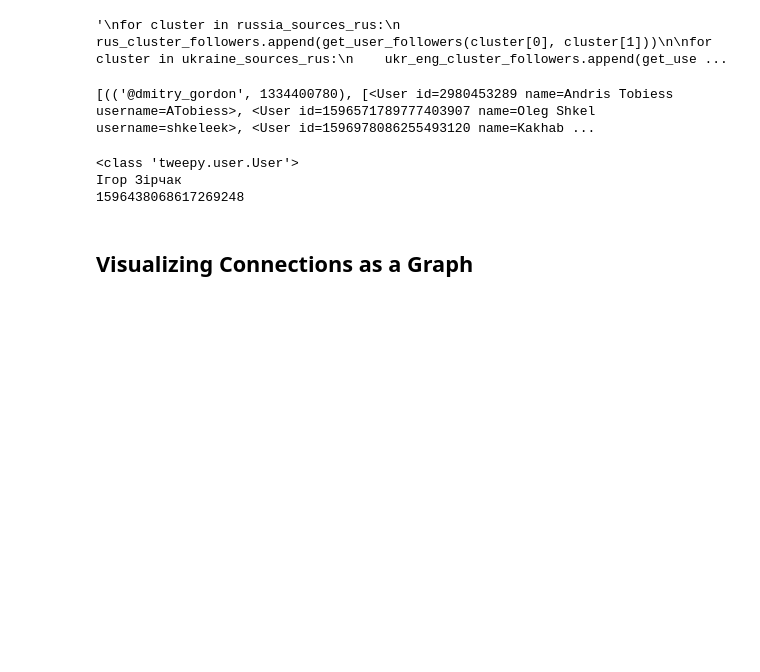
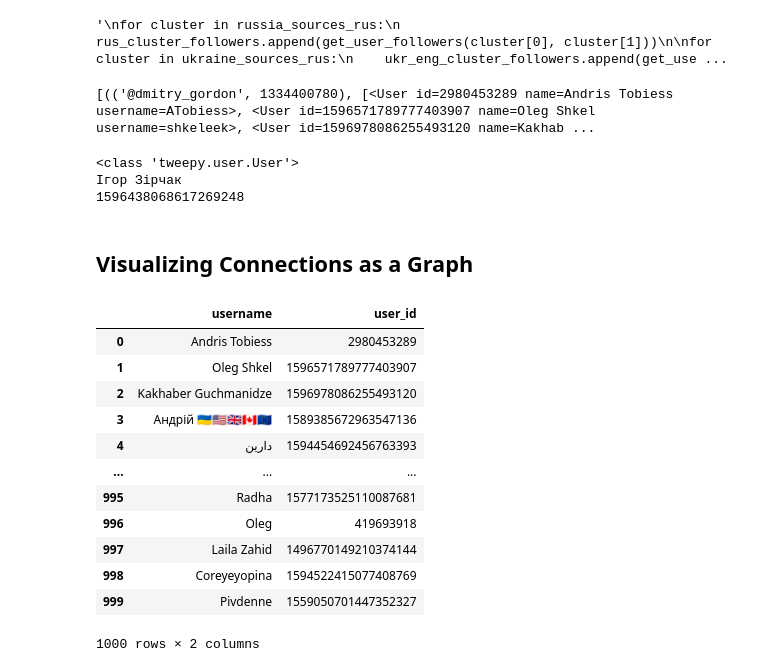
Before and after one commit to Denisfench/confirmation-bias-vis, a Jupyter notebook: confirmation_bias_vis.ipynb, the cells around one changed output. Cells and saved outputs as stored; diff of their text form; code cells hidden in the pictures; blank space fills up the shorter version.

```diff
--- a/confirmation_bias_vis.ipynb
+++ b/confirmation_bias_vis.ipynb
@@ -221,3 +221,20 @@ clusters_to_files(rus_cluster)
 clusters_to_files(ukr_eng_cluster)
 # %% [markdown]
 <h2>Visualizing Connections as a Graph</h2>
+# %%
+ukr_eng_cluster[('@dmitry_gordon',
+  1334400780)]
+# %% [output]
+|  | username | user_id |
+| 0 | Andris Tobiess | 2980453289 |
+| 1 | Oleg Shkel | 1596571789777403907 |
+| 2 | Kakhaber Guchmanidze | 1596978086255493120 |
+| 3 | Андрій 🇺🇦🇺🇸🇬🇧🇨🇦🇪🇺 | 1589385672963547136 |
+| 4 | دارين | 1594454692456763393 |
+| ... | ... | ... |
+| 995 | Radha | 1577173525110087681 |
+| 996 | Oleg | 419693918 |
+| 997 | Laila Zahid | 1496770149210374144 |
+| 998 | Coreyeyopina | 1594522415077408769 |
+| 999 | Pivdenne | 1559050701447352327 |
+1000 rows × 2 columns
```
Also changed, not shown: parts of 3 cells of this notebook, 2 other files.
